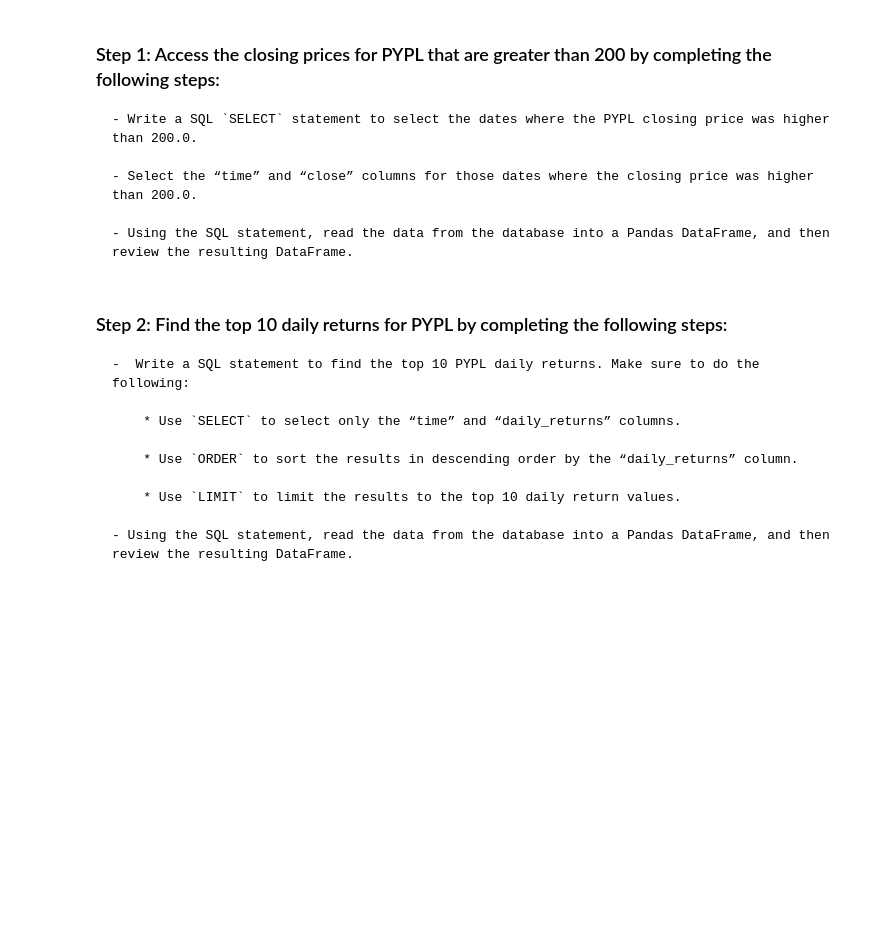
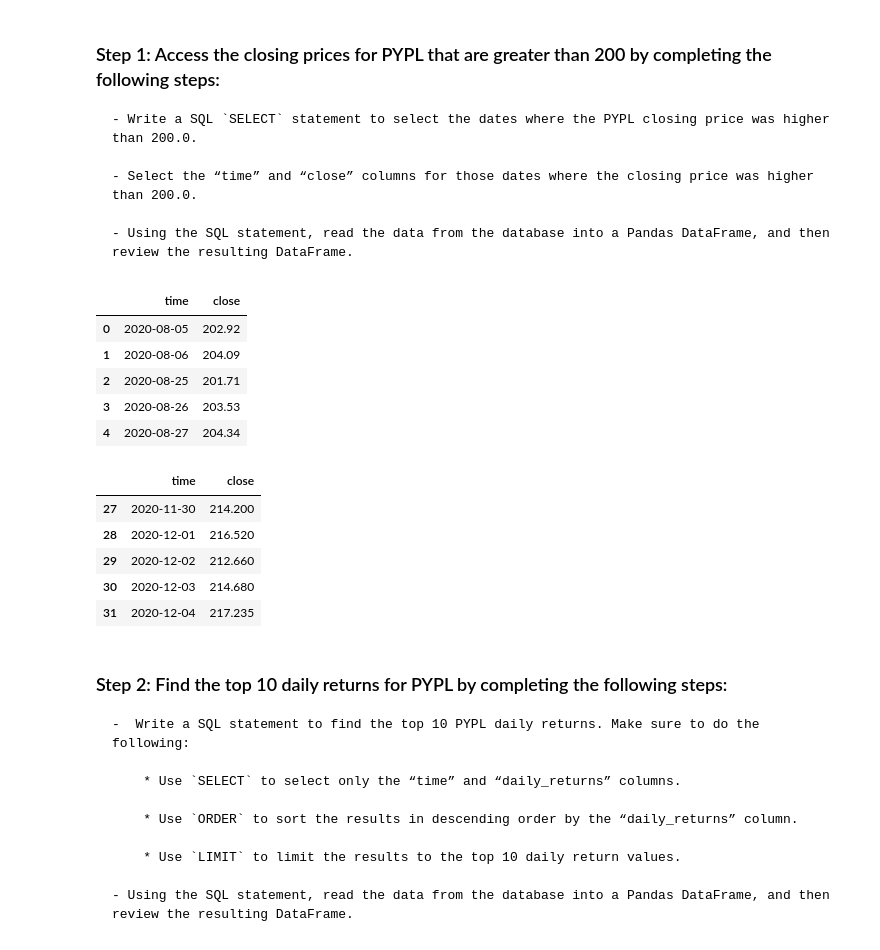
Before and after one commit to jake-viss/UWFintech_Challenges, a Jupyter notebook: UWFintech_Challenge_7/etf_analyzer.ipynb, the cells around one changed output. Saved outputs shown, nothing was run; the diff lists cells and outputs as text; code cells hidden in the pictures; blank space fills up the shorter version.

```diff
--- a/UWFintech_Challenge_7/etf_analyzer.ipynb
+++ b/UWFintech_Challenge_7/etf_analyzer.ipynb
@@ -244,17 +246,34 @@ Complete the following steps:
 # %%
 # Write a SQL SELECT statement to select the time and close columns
 # where the PYPL closing price was higher than 200.0.
 query = """
 SELECT time, close
 FROM PYPL
 WHERE close > 200
 """
 
 # Using the query, read the data from the database into a Pandas DataFrame
-pypl_higher_than_200 =
+pypl_higher_than_200 = pd.read_sql_query(query, con=engine)
+
+# Normalize the date for easier reading.
+pypl_higher_than_200["time"] = pd.DatetimeIndex(pypl_higher_than_200.time).normalize()
 
 # Review the resulting DataFrame
-# YOUR CODE HERE
+display(pypl_higher_than_200.head())
+display(pypl_higher_than_200.tail())
+# %% [output]
+|  | time | close |
+| 0 | 2020-08-05 | 202.92 |
+| 1 | 2020-08-06 | 204.09 |
+| 2 | 2020-08-25 | 201.71 |
+| 3 | 2020-08-26 | 203.53 |
+| 4 | 2020-08-27 | 204.34 |
+|  | time | close |
+| 27 | 2020-11-30 | 214.200 |
+| 28 | 2020-12-01 | 216.520 |
+| 29 | 2020-12-02 | 212.660 |
+| 30 | 2020-12-03 | 214.680 |
+| 31 | 2020-12-04 | 217.235 |
 # %% [markdown]
 ### Step 2: Find the top 10 daily returns for PYPL by completing the following steps:
 
```
Also changed, not shown: parts of 8 cells of this notebook, 2 other files.
